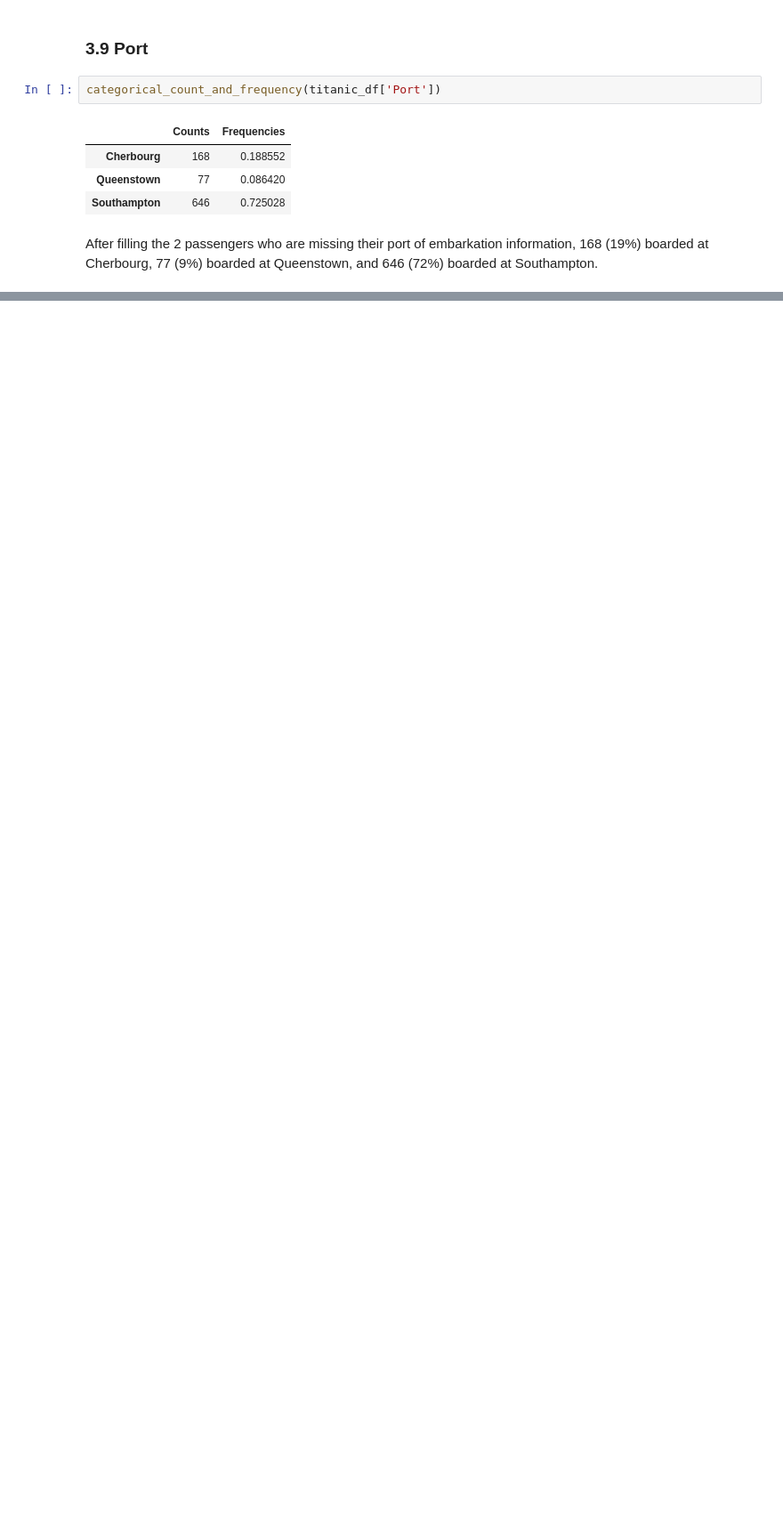
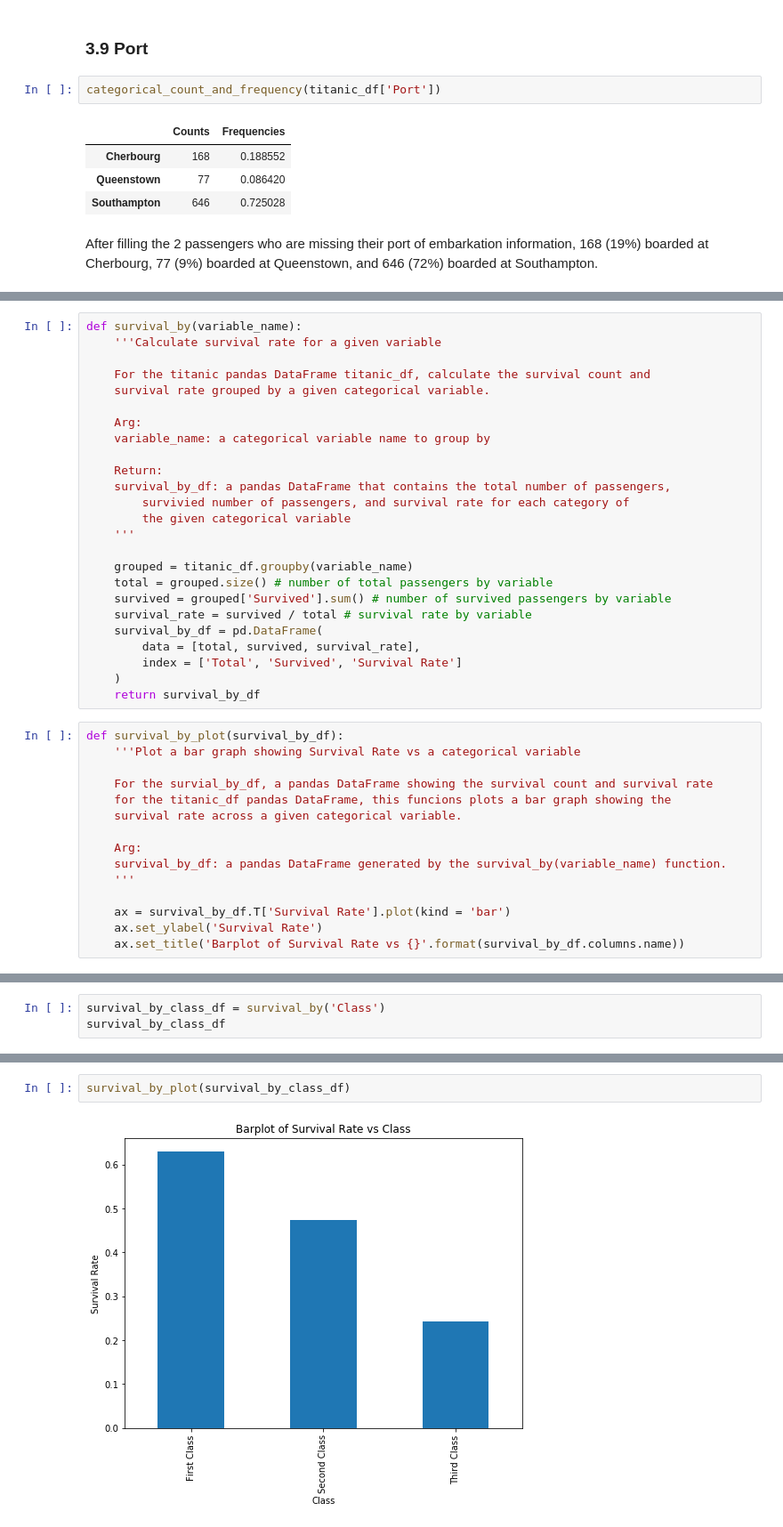
Before and after one commit to Zhenmao/udacity-dand-p2-investigate-a-dataset, a Jupyter notebook: udacity-dand-p2-investigate-a-dataset.ipynb, the cells around one changed output, grey strips where cells are left out. Shown at 89% size. Drawn from its saved outputs; the diff is of its cells as text; blank space fills up the shorter version.

```diff
--- a/udacity-dand-p2-investigate-a-dataset.ipynb
+++ b/udacity-dand-p2-investigate-a-dataset.ipynb
@@ -392,0 +395,40 @@ After filling the 2 passengers who are missing their port of embarkation informa
+# %%
+def survival_by(variable_name):
+    '''Calculate survival rate for a given variable
+
+    For the titanic pandas DataFrame titanic_df, calculate the survival count and
+    survival rate grouped by a given categorical variable.
+
+    Arg:
+    variable_name: a categorical variable name to group by
+
+    Return:
+    survival_by_df: a pandas DataFrame that contains the total number of passengers,
+        survivied number of passengers, and survival rate for each category of
+        the given categorical variable
+    '''
+
+    grouped = titanic_df.groupby(variable_name)
+    total = grouped.size() # number of total passengers by variable
+    survived = grouped['Survived'].sum() # number of survived passengers by variable
+    survival_rate = survived / total # survival rate by variable
+    survival_by_df = pd.DataFrame(
+        data = [total, survived, survival_rate],
+        index = ['Total', 'Survived', 'Survival Rate']
+    )
+    return survival_by_df
+# %%
+def survival_by_plot(survival_by_df):
+    '''Plot a bar graph showing Survival Rate vs a categorical variable
+
+    For the survial_by_df, a pandas DataFrame showing the survival count and survival rate
+    for the titanic_df pandas DataFrame, this funcions plots a bar graph showing the
+    survival rate across a given categorical variable.
+
+    Arg:
+    survival_by_df: a pandas DataFrame generated by the survival_by(variable_name) function.
+    '''
+
+    ax = survival_by_df.T['Survival Rate'].plot(kind = 'bar')
+    ax.set_ylabel('Survival Rate')
+    ax.set_title('Barplot of Survival Rate vs {}'.format(survival_by_df.columns.name))
@@ -392,0 +437,3 @@ After filling the 2 passengers who are missing their port of embarkation informa
+# %%
+survival_by_class_df = survival_by('Class')
+survival_by_class_df
@@ -392,0 +445,4 @@ After filling the 2 passengers who are missing their port of embarkation informa
+# %%
+survival_by_plot(survival_by_class_df)
+# %% [output]
+[figure, added]
```
Also changed, not shown: parts of 28 cells of this notebook.
